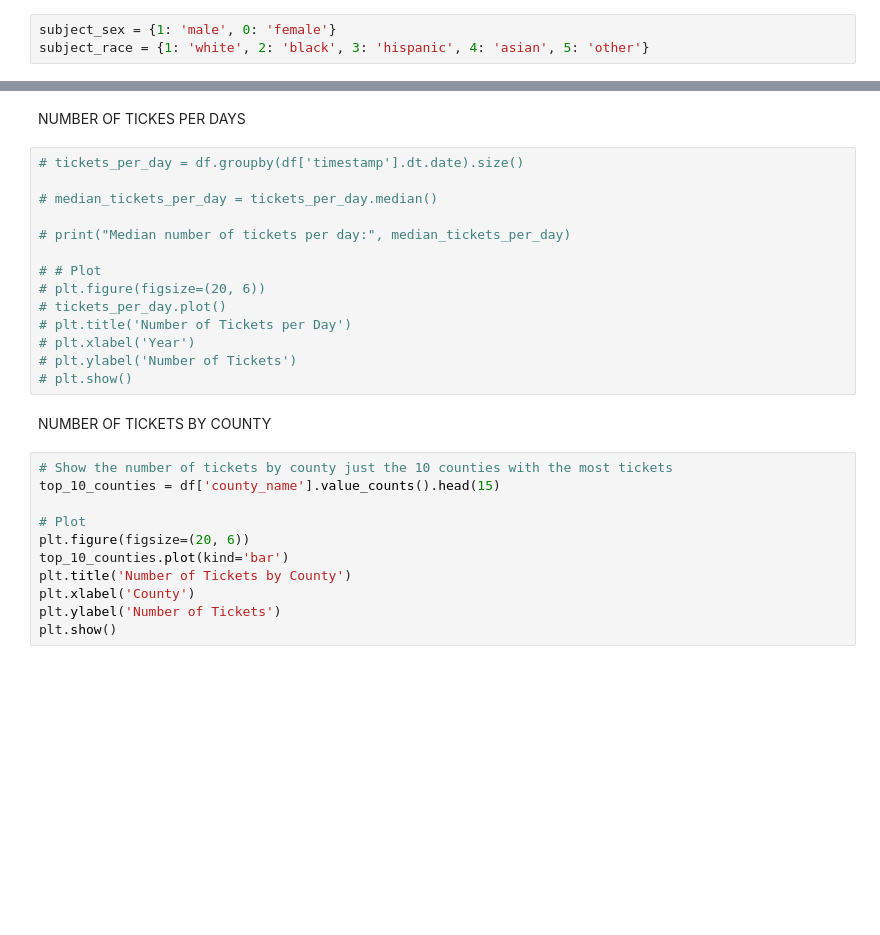
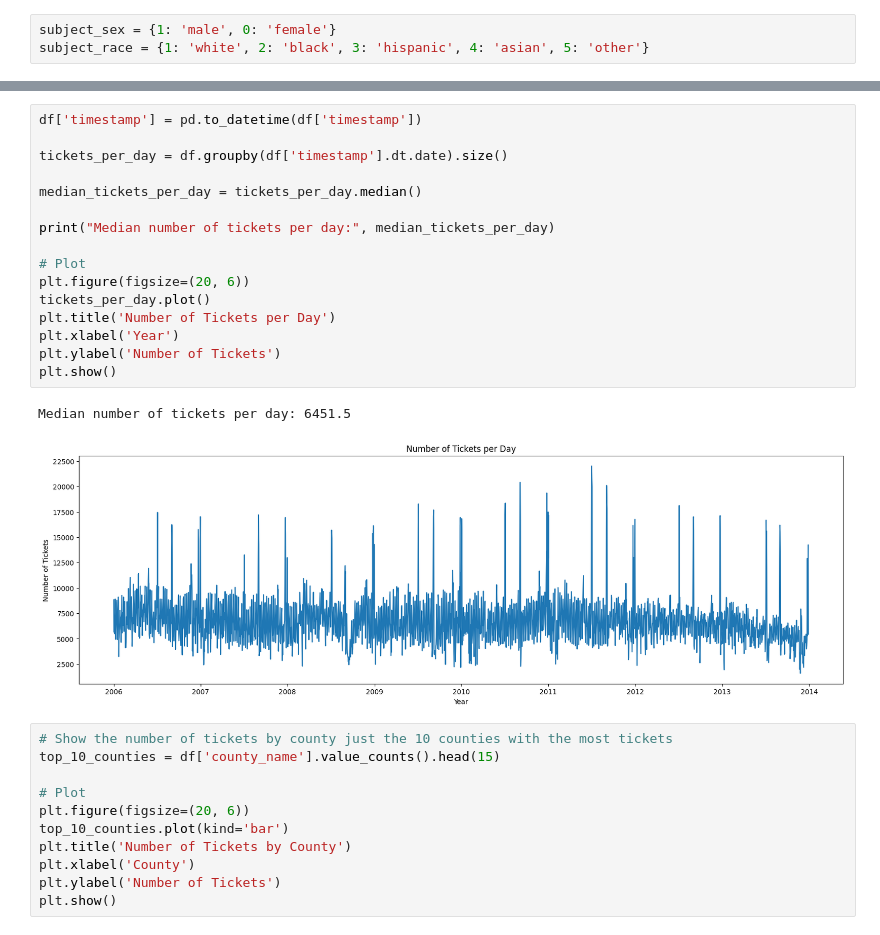
Before and after one commit to Luxchar/Criminalysis, a Jupyter notebook: notebooks/visualization.ipynb, the cells around one changed output, grey strips where cells are left out. Cells and saved outputs as stored; diff of their text form; blank space fills up the shorter version.

```diff
--- a/notebooks/visualization.ipynb
+++ b/notebooks/visualization.ipynb
@@ -108,21 +105,22 @@ plt.show()
-# %% [markdown]
-NUMBER OF TICKES PER DAYS
 # %%
-# tickets_per_day = df.groupby(df['timestamp'].dt.date).size()
+df['timestamp'] = pd.to_datetime(df['timestamp'])
 
-# median_tickets_per_day = tickets_per_day.median()
+tickets_per_day = df.groupby(df['timestamp'].dt.date).size()
 
-# print("Median number of tickets per day:", median_tickets_per_day)
+median_tickets_per_day = tickets_per_day.median()
 
-# # Plot
-# plt.figure(figsize=(20, 6))
-# tickets_per_day.plot()
-# plt.title('Number of Tickets per Day')
-# plt.xlabel('Year')
-# plt.ylabel('Number of Tickets')
-# plt.show()
+print("Median number of tickets per day:", median_tickets_per_day)
+
+# Plot
+plt.figure(figsize=(20, 6))
+tickets_per_day.plot()
+plt.title('Number of Tickets per Day')
+plt.xlabel('Year')
+plt.ylabel('Number of Tickets')
+plt.show()
+# %% [output]
+Median number of tickets per day: 6451.5
+[figure, added]
-# %% [markdown]
-NUMBER OF TICKETS BY COUNTY
 # %%
 # Show the number of tickets by county just the 10 counties with the most tickets
 top_10_counties = df['county_name'].value_counts().head(15)
```
Also changed, not shown: parts of 15 cells of this notebook, 1 other file.
